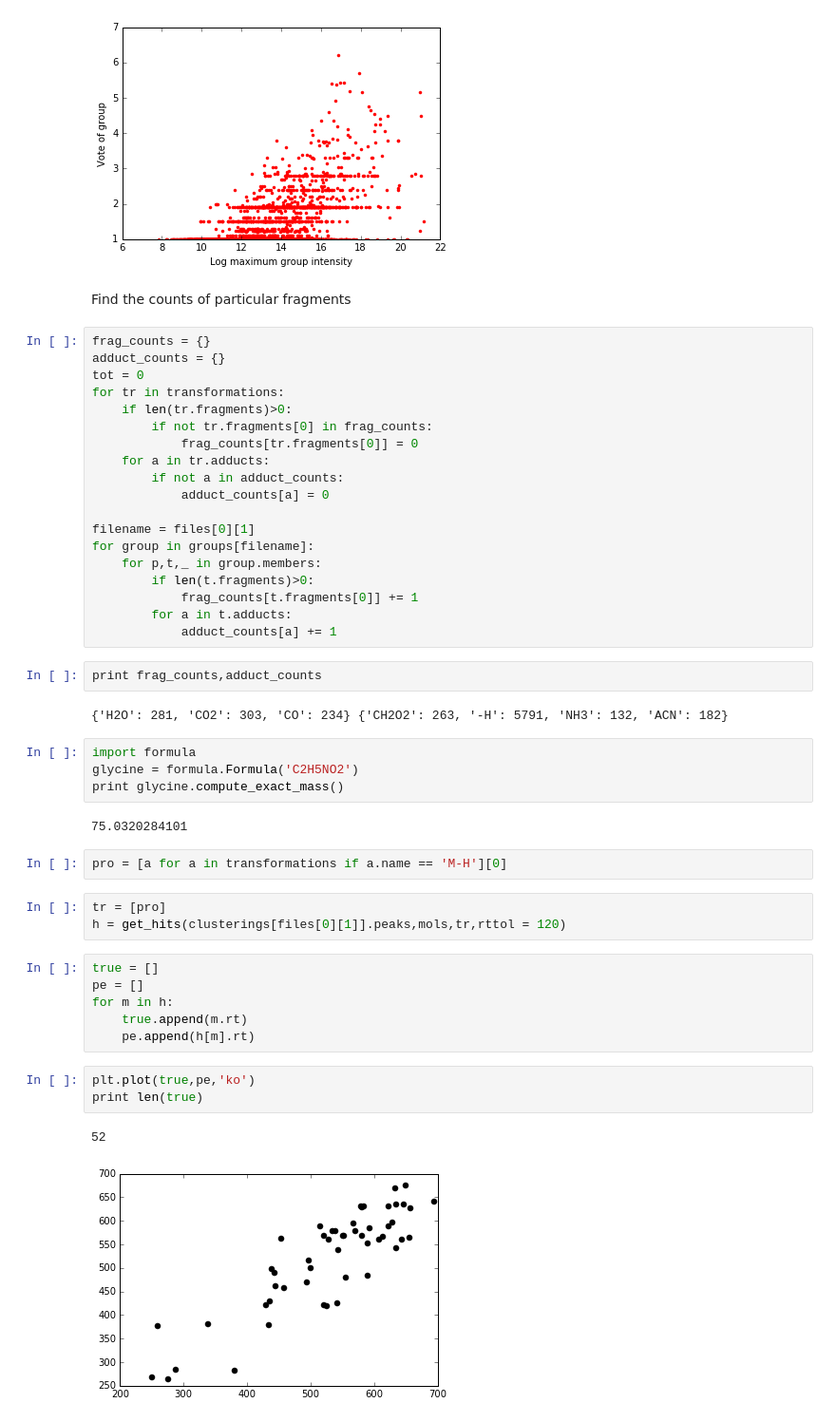
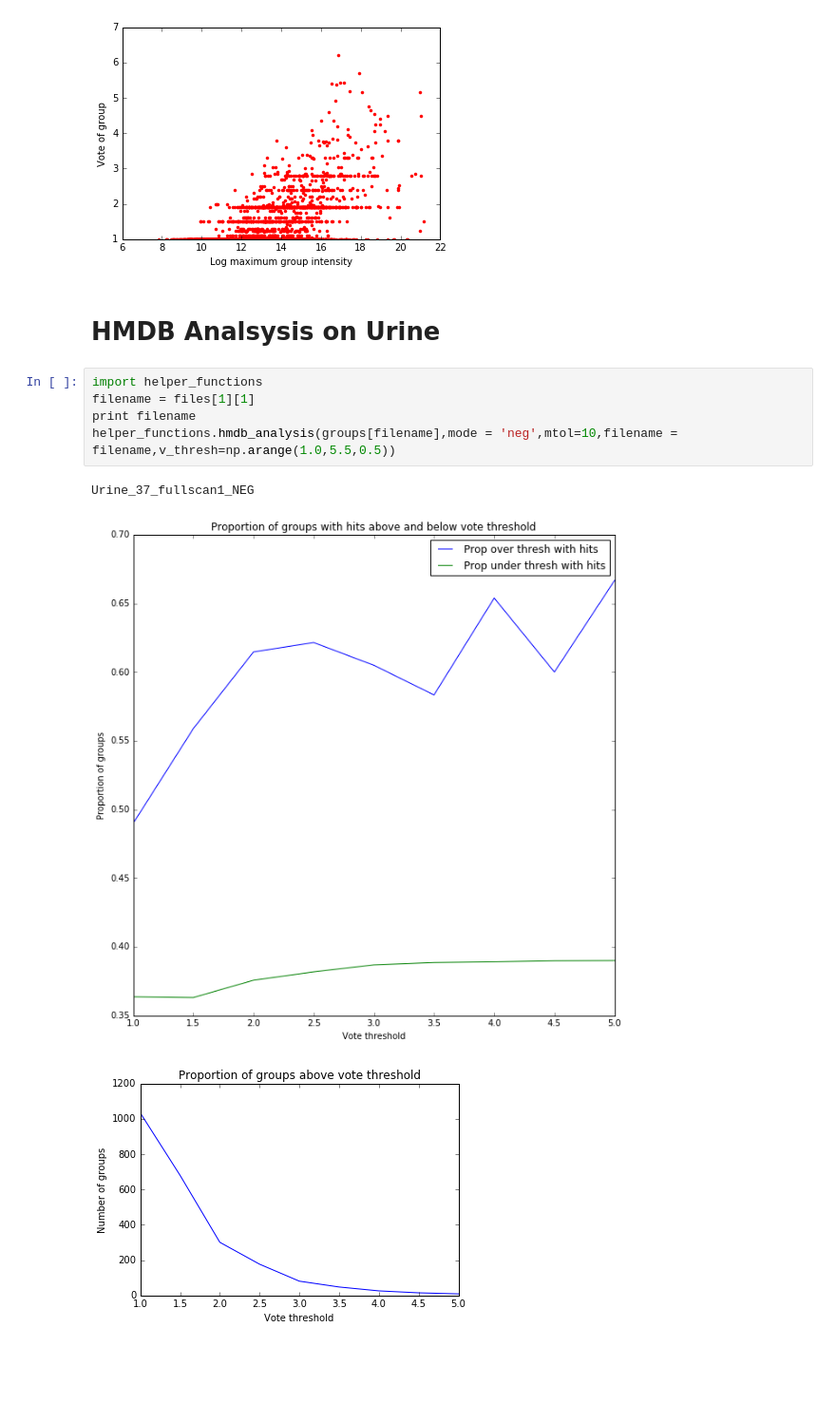
Before and after one commit to sdrogers/ms1fun, a Jupyter notebook: notebooks/Negative Mode Voting.ipynb, the cells around one changed output. Shown: that part at 95% size. Saved outputs shown, nothing was run; the diff lists cells and outputs as text; blank space fills up the shorter version.

```diff
--- a/notebooks/Negative Mode Voting.ipynb
+++ b/notebooks/Negative Mode Voting.ipynb
@@ -464,51 +467,15 @@ Test between maximum group intensity and vote: corr coef = 0.50371241724, p-valu
 [figure]
 [figure]
 [figure]
-# %% [markdown]
-Find the counts of particular fragments
-# %%
-frag_counts = {}
-adduct_counts = {}
-tot = 0
-for tr in transformations:
-    if len(tr.fragments)>0:
-        if not tr.fragments[0] in frag_counts:
-            frag_counts[tr.fragments[0]] = 0
-    for a in tr.adducts:
-        if not a in adduct_counts:
-            adduct_counts[a] = 0
-
-filename = files[0][1]
-for group in groups[filename]:
-    for p,t,_ in group.members:
-        if len(t.fragments)>0:
-            frag_counts[t.fragments[0]] += 1
-        for a in t.adducts:
-            adduct_counts[a] += 1
-# %%
-print frag_counts,adduct_counts
-# %% [output]
-{'H2O': 281, 'CO2': 303, 'CO': 234} {'CH2O2': 263, '-H': 5791, 'NH3': 132, 'ACN': 182}
-# %%
-import formula
-glycine = formula.Formula('C2H5NO2')
-print glycine.compute_exact_mass()
-# %% [output]
-75.0320284101
-# %%
-pro = [a for a in transformations if a.name == 'M-H'][0]
-# %%
-tr = [pro]
-h = get_hits(clusterings[files[0][1]].peaks,mols,tr,rttol = 120)
-# %%
-true = []
-pe = []
-for m in h:
-    true.append(m.rt)
-    pe.append(h[m].rt)
-# %%
-plt.plot(true,pe,'ko')
-print len(true)
-# %% [output]
-52
-[figure, removed]
+# %% [markdown]
+HMDB Analsysis on Urine
+==
+# %%
+import helper_functions
+filename = files[1][1]
+print filename
+helper_functions.hmdb_analysis(groups[filename],mode = 'neg',mtol=10,filename = filename,v_thresh=np.arange(1.0,5.5,0.5))
+# %% [output]
+Urine_37_fullscan1_NEG
+[figure, added]
+[figure, added]
```
Also changed, not shown: parts of 8 cells of this notebook, 11 other files.
